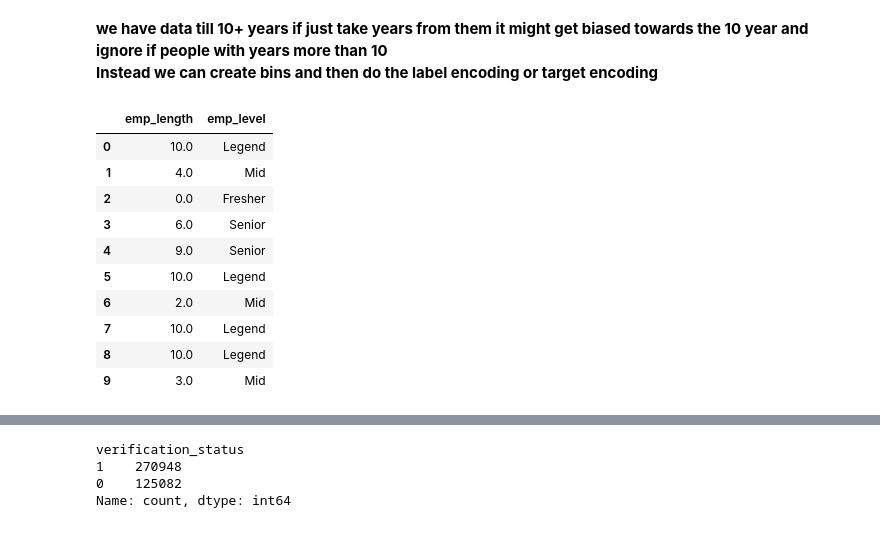
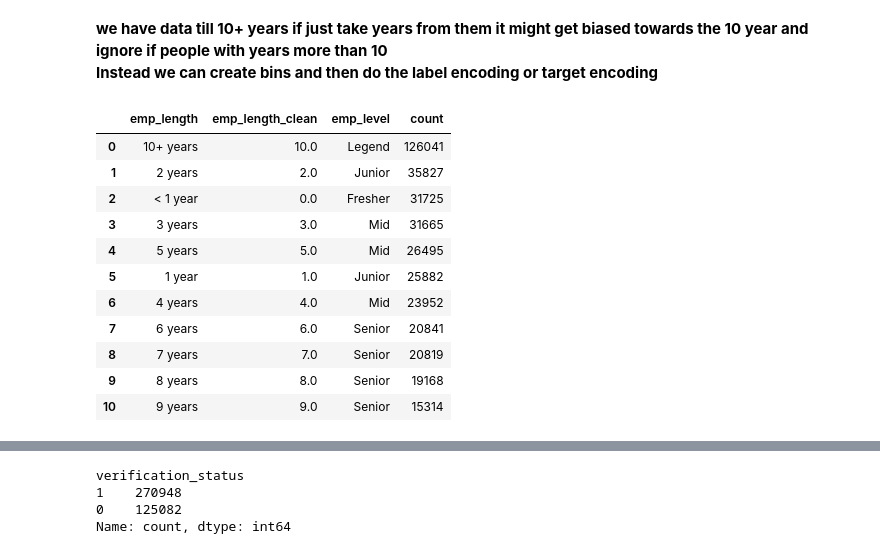
Before and after one commit to sayed-ashfaq/LoanTap_LogisticRegression, a Jupyter notebook: LoanTap_logistic_regression.ipynb, the cells around one changed output, grey strips where cells are left out. Cells and saved outputs as stored; diff of their text form; code cells hidden in the pictures.

```diff
--- a/LoanTap_logistic_regression.ipynb
+++ b/LoanTap_logistic_regression.ipynb
@@ -225,6 +214,0 @@ dtype: int64
-# %%
-## remove extra spaces and Save original columns in a list
-
-data.columns = data.columns.str.strip()
-og_columns = data.columns.to_list()
-og_columns
@@ -248,0 +221,4 @@ og_columns
+# %%
+data.drop(labels= ['emp_title', 'title'], axis= 1, inplace= True)
+
+data.isna().sum()[data.isna().sum() > 0].reset_index()
@@ -248,0 +243,4 @@ og_columns
+# %%
+data[['mort_acc', 'pub_rec_bankruptcies']]= data[['mort_acc', 'pub_rec_bankruptcies']].fillna(0)
+
+data[['mort_acc', 'pub_rec_bankruptcies']].isna().sum()
@@ -248,0 +282,12 @@ og_columns
+# %%
+lower_cap = data['revol_util'].quantile(0.01)
+upper_cap = data['revol_util'].quantile(0.999)
+
+data['revol_util']= np.clip(data['revol_util'], lower_cap, upper_cap) # cap the outliers to max upper bouders below the upper wick
+
+data['revol_util'].fillna(data['revol_util'].mean(), inplace=True) # fill Null values with mean
+
+# plot the feature to check what we have done
+plt.figure(figsize = (6, 2))
+sns.boxplot(data["revol_util"], orient= "h")
+plt.show()
@@ -340,34 +420,37 @@ plt.tight_layout()
 # %%
 ## categorizing emp based on their experience
 
 def clean_emp_length(val):
     if pd.isnull(val):
         return np.nan
     if '< 1' in val:
         return 0
     elif '10+' in val:
         return 10
     else:
         return int(val.strip().split()[0])
 
+## emp lenght - check correlation with loanstatus as it has presence of null values
+
 data['emp_length_clean'] = data['emp_length'].apply(clean_emp_length)
 
-bins = [-1, 0, 1, 5, 9, 10]
+bins = [-1, 0, 2, 5, 9, 10]
 labels = ['Fresher', 'Junior', 'Mid', 'Senior', 'Legend']
 
 data['emp_level'] = pd.cut(data['emp_length_clean'], bins=bins, labels=labels, include_lowest=True)
 
 
-data[['emp_length','emp_lenght_clean', 'emp_level']].head(10)
+data[['emp_length', 'emp_length_clean', 'emp_level']].value_counts().reset_index()
 # %% [output]
-|  | emp_length | emp_level |
-| 0 | 10.0 | Legend |
-| 1 | 4.0 | Mid |
-| 2 | 0.0 | Fresher |
-| 3 | 6.0 | Senior |
-| 4 | 9.0 | Senior |
-| 5 | 10.0 | Legend |
-| 6 | 2.0 | Mid |
-| 7 | 10.0 | Legend |
-| 8 | 10.0 | Legend |
-| 9 | 3.0 | Mid |
+|  | emp_length | emp_length_clean | emp_level | count |
+| 0 | 10+ years | 10.0 | Legend | 126041 |
+| 1 | 2 years | 2.0 | Junior | 35827 |
+| 2 | < 1 year | 0.0 | Fresher | 31725 |
+| 3 | 3 years | 3.0 | Mid | 31665 |
+| 4 | 5 years | 5.0 | Mid | 26495 |
+| 5 | 1 year | 1.0 | Junior | 25882 |
+| 6 | 4 years | 4.0 | Mid | 23952 |
+| 7 | 6 years | 6.0 | Senior | 20841 |
+| 8 | 7 years | 7.0 | Senior | 20819 |
+| 9 | 8 years | 8.0 | Senior | 19168 |
+| 10 | 9 years | 9.0 | Senior | 15314 |
```
Also changed, not shown: parts of 65 cells of this notebook.
